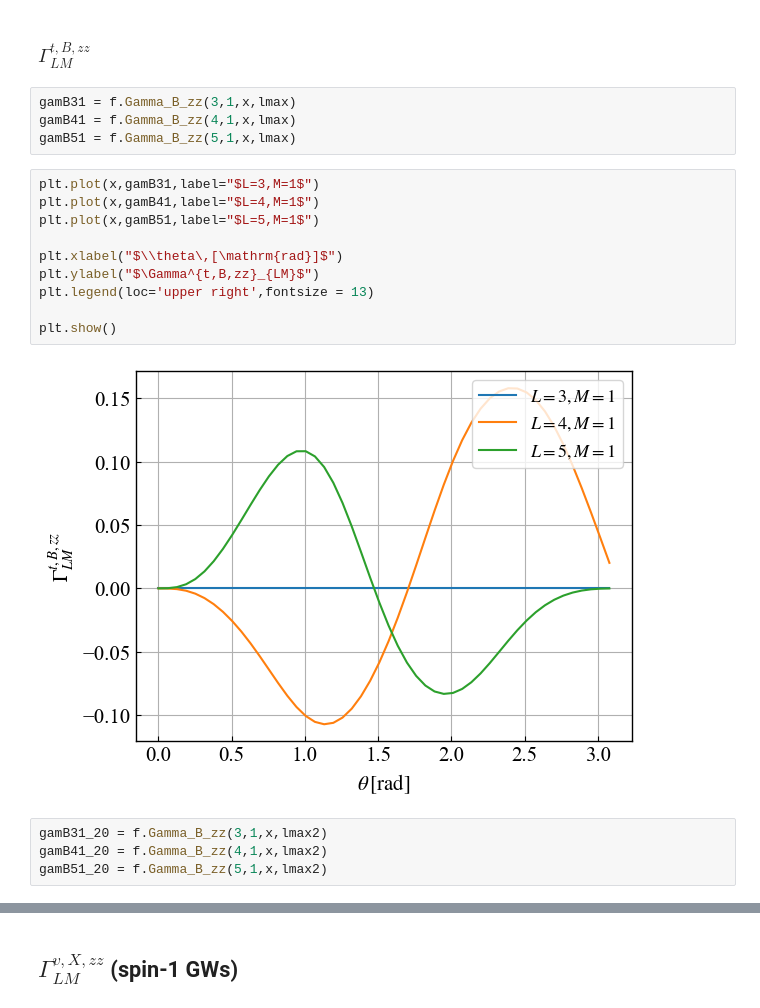
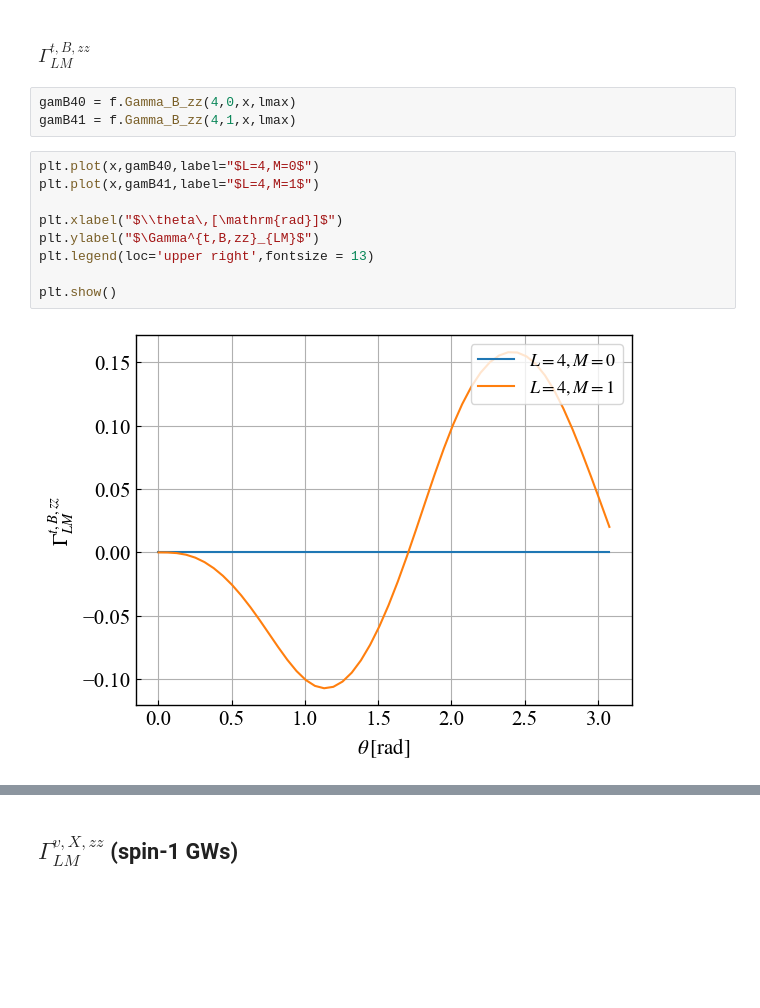
Before and after one commit to KeisukeInomata0/pyORFs, a Jupyter notebook: auto_pta.ipynb, the cells around one changed output, grey strips where cells are left out. Cells and saved outputs as stored; diff of their text form; blank space fills up the shorter version.

```diff
--- a/auto_pta.ipynb
+++ b/auto_pta.ipynb
@@ -223,22 +110,16 @@ plt.show()
 # %% [markdown]
 ### $\Gamma^{t,B,zz}_{LM}$
 # %%
-gamB31 = f.Gamma_B_zz(3,1,x,lmax)
+gamB40 = f.Gamma_B_zz(4,0,x,lmax)
 gamB41 = f.Gamma_B_zz(4,1,x,lmax)
-gamB51 = f.Gamma_B_zz(5,1,x,lmax)
 # %%
-plt.plot(x,gamB31,label="$L=3,M=1$")
+plt.plot(x,gamB40,label="$L=4,M=0$")
 plt.plot(x,gamB41,label="$L=4,M=1$")
-plt.plot(x,gamB51,label="$L=5,M=1$")
 
 plt.xlabel("$\\theta\,[\mathrm{rad}]$")
 plt.ylabel("$\Gamma^{t,B,zz}_{LM}$")
 plt.legend(loc='upper right',fontsize = 13)
 
 plt.show()
 # %% [output]
-[figure, old version]
+[figure, new version]
-# %%
-gamB31_20 = f.Gamma_B_zz(3,1,x,lmax2)
-gamB41_20 = f.Gamma_B_zz(4,1,x,lmax2)
-gamB51_20 = f.Gamma_B_zz(5,1,x,lmax2)
```
Also changed, not shown: parts of 43 cells of this notebook, 2 other files.
